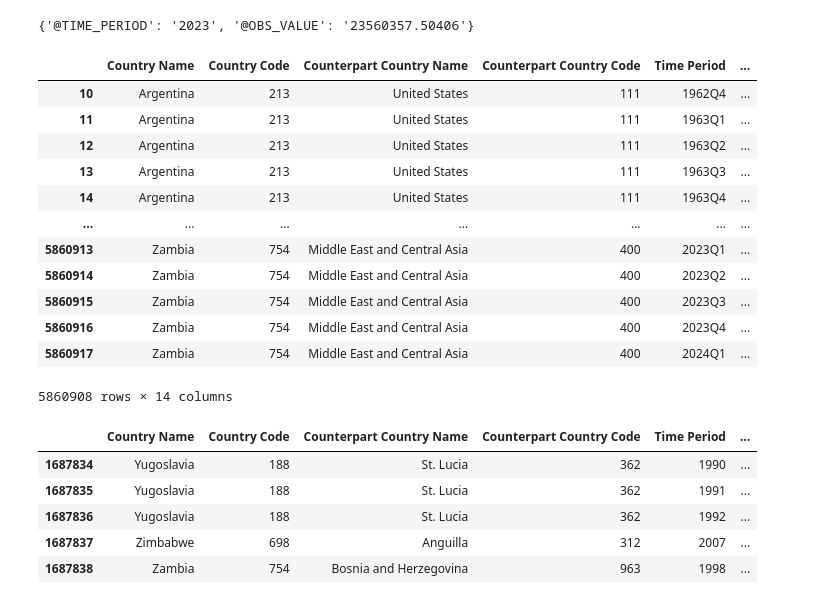
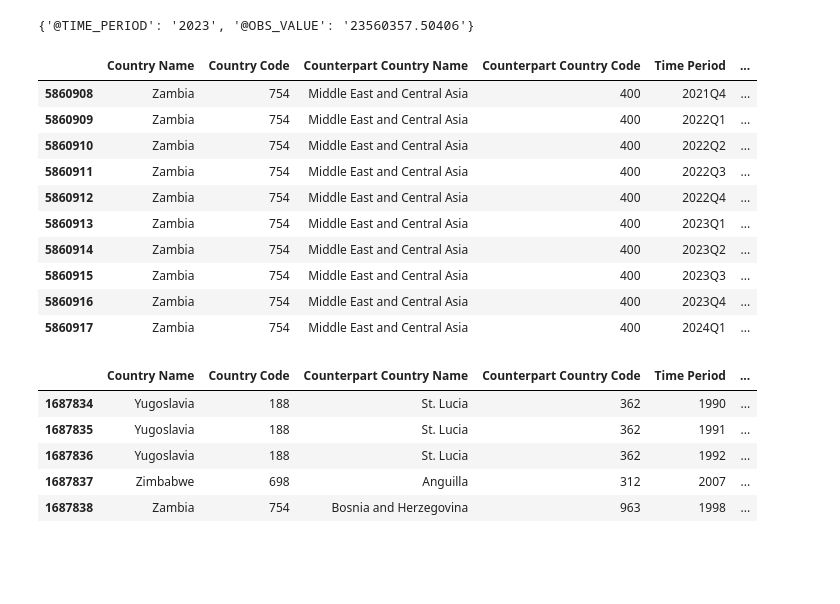
Before and after one commit to FleetHalf/Aditya-Thesis, a Jupyter notebook: Foreign Exchange.ipynb, the cells around one changed output. Drawn from its saved outputs; the diff is of its cells as text; code cells hidden in the pictures; blank space fills up the shorter version.

```diff
--- a/Foreign Exchange.ipynb
+++ b/Foreign Exchange.ipynb
@@ -22,21 +22,19 @@ print(final_dataset['Obs'][-1]) #extracting the latest observation
 # %%
 dataset_quarterly = pd.read_csv("C:\\Users\\AdityaTheEmp\\Desktop\\Cornell\\Data for the thesis\\DOT_09-06-2024 14-18-35-43_panel.csv")
 dataset_yearly = pd.read_csv("C:\\Users\\AdityaTheEmp\\Desktop\\Cornell\\Data for the thesis\\DOT_09-01-2024 10-21-46-47_panel.csv")
-dataset_quarterly.tail(-10)
+dataset_quarterly.tail(10)
 # %% [output]
 |  | Country Name | Country Code | Counterpart Country Name | Counterpart Country Code | Time Period | ... |
-| 10 | Argentina | 213 | United States | 111 | 1962Q4 | ... |
-| 11 | Argentina | 213 | United States | 111 | 1963Q1 | ... |
-| 12 | Argentina | 213 | United States | 111 | 1963Q2 | ... |
-| 13 | Argentina | 213 | United States | 111 | 1963Q3 | ... |
-| 14 | Argentina | 213 | United States | 111 | 1963Q4 | ... |
-| ... | ... | ... | ... | ... | ... | ... |
+| 5860908 | Zambia | 754 | Middle East and Central Asia | 400 | 2021Q4 | ... |
+| 5860909 | Zambia | 754 | Middle East and Central Asia | 400 | 2022Q1 | ... |
+| 5860910 | Zambia | 754 | Middle East and Central Asia | 400 | 2022Q2 | ... |
+| 5860911 | Zambia | 754 | Middle East and Central Asia | 400 | 2022Q3 | ... |
+| 5860912 | Zambia | 754 | Middle East and Central Asia | 400 | 2022Q4 | ... |
 | 5860913 | Zambia | 754 | Middle East and Central Asia | 400 | 2023Q1 | ... |
 | 5860914 | Zambia | 754 | Middle East and Central Asia | 400 | 2023Q2 | ... |
 | 5860915 | Zambia | 754 | Middle East and Central Asia | 400 | 2023Q3 | ... |
 | 5860916 | Zambia | 754 | Middle East and Central Asia | 400 | 2023Q4 | ... |
 | 5860917 | Zambia | 754 | Middle East and Central Asia | 400 | 2024Q1 | ... |
-5860908 rows × 14 columns
 # %%
 dataset_yearly.tail(5)
 # %% [output]
```
Also changed, not shown: parts of 3 cells of this notebook.
